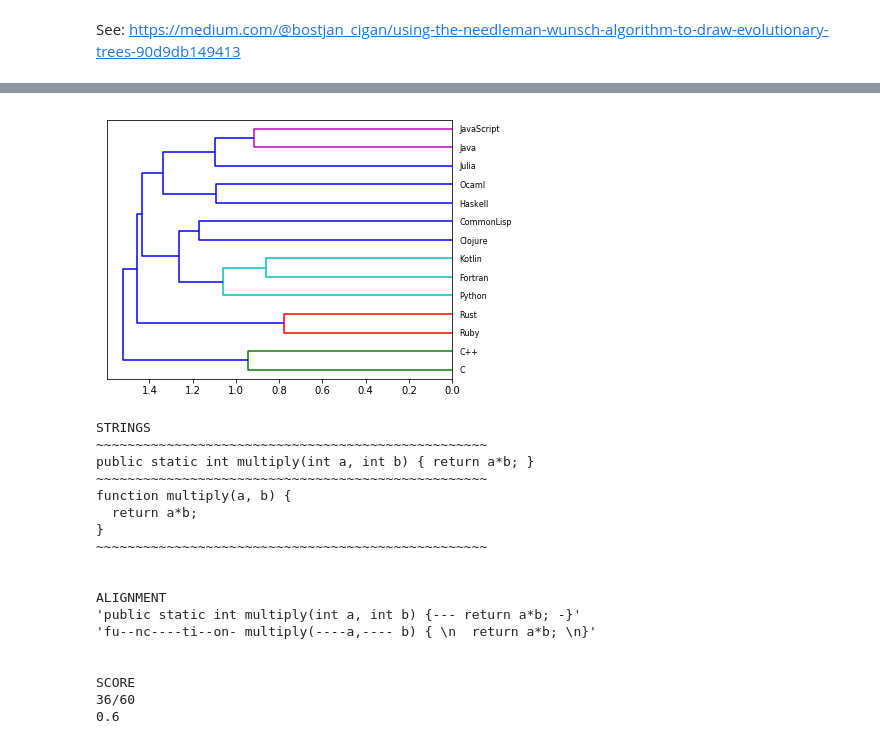
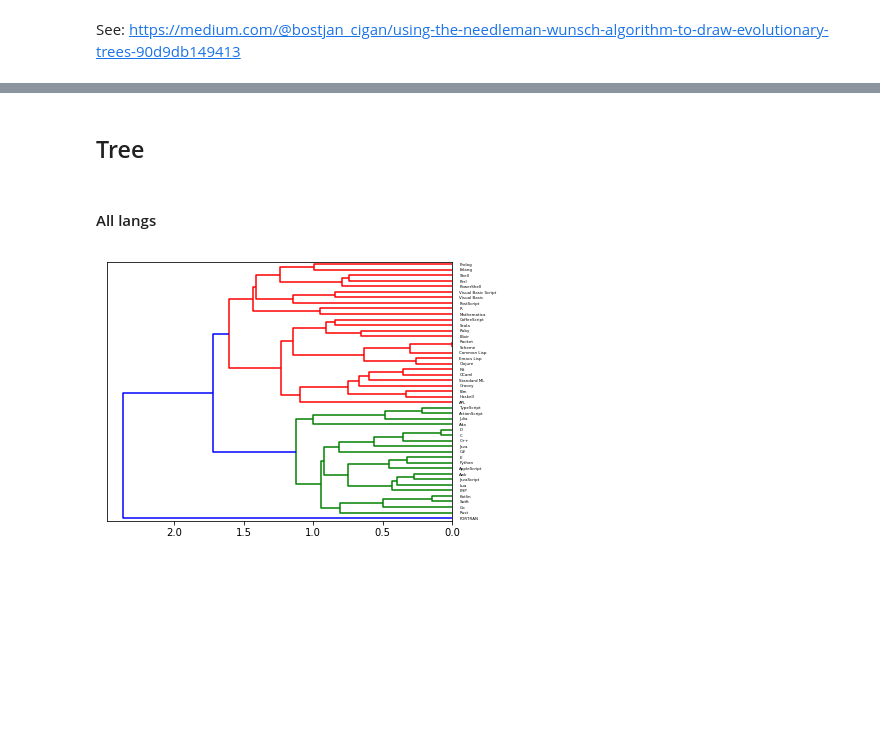
Before and after one commit to dustinmichels/PL-phylogeny, a Jupyter notebook: notebooks/main.ipynb, the cells around one changed output, grey strips where cells are left out. Saved outputs shown, nothing was run; the diff lists cells and outputs as text; code cells hidden in the pictures; blank space fills up the shorter version.

Commit message:
rename files, progress on trees

```diff
--- a/notebooks/main.ipynb
+++ b/notebooks/main.ipynb
@@ -212,0 +171,3 @@ pd.DataFrame(scoring, columns=t, index=t)
+# %%
+langs = list(data.keys())
+langs[:5]
@@ -212,0 +176,23 @@ pd.DataFrame(scoring, columns=t, index=t)
+# %%
+L = len(langs)
+# %%
+scoring_matrix = np.zeros((L, L), dtype="f")
+# %%
+count = 0
+for i in range(L):
+    for j in range(L):
+
+        # display progress
+        count += 1
+        progress = (count / (L * L)) * 100
+        clear_output(wait=True)
+        display(f"Progress: {progress:.5g}%")
+
+        s1 = data[langs[i]]
+        s2 = data[langs[j]]
+
+        nw = NW(s1, s2)
+        nw.solve()
+
+        score = nw.identity_score[1]
+        scoring_matrix[i, j] = score
@@ -262,3 +234,5 @@ pd.DataFrame(scoring_distance_matrix)
+# %% [markdown]
+## Tree
 # %%
 from scipy.cluster.hierarchy import linkage, dendrogram
 import pylab
@@ -270,28 +239,8 @@ average = linkage(scoring, "average")
+# %% [markdown]
+#### All langs
 # %%
-dendrogram(average, labels=names, orientation="left", leaf_font_size=8)
+average = linkage(scoring_matrix, "average")
+dendrogram(average, labels=langs, orientation="left", leaf_font_size=4)
 pylab.subplots_adjust(bottom=0.1, left=0.2, right=1.0, top=1.0)
 # %% [output]
-[figure, old version]
+[figure, new version]
-# %%
-s1 = fcns['Java']
-s2 = fcns['JavaScript']
-score = nw(s1, s2)
-# %% [output]
-STRINGS
-~~~~~~~~~~~~~~~~~~~~~~~~~~~~~~~~~~~~~~~~~~~~~~~~~~
-public static int multiply(int a, int b) { return a*b; }
-~~~~~~~~~~~~~~~~~~~~~~~~~~~~~~~~~~~~~~~~~~~~~~~~~~
-function multiply(a, b) {
-  return a*b;
-}
-~~~~~~~~~~~~~~~~~~~~~~~~~~~~~~~~~~~~~~~~~~~~~~~~~~
-
-
-ALIGNMENT
-'public static int multiply(int a, int b) {--- return a*b; -}'
-'fu--nc----ti--on- multiply(----a,---- b) { \n  return a*b; \n}'
-
-
-SCORE
-36/60
-0.6
```
Also changed, not shown: parts of 23 cells of this notebook, 4 other files.
